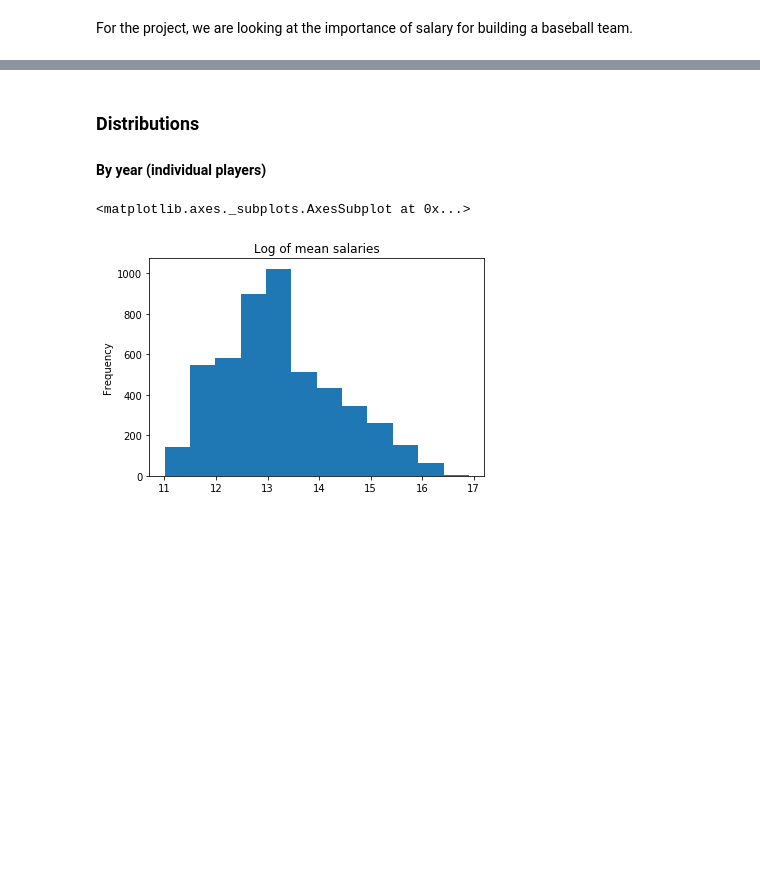
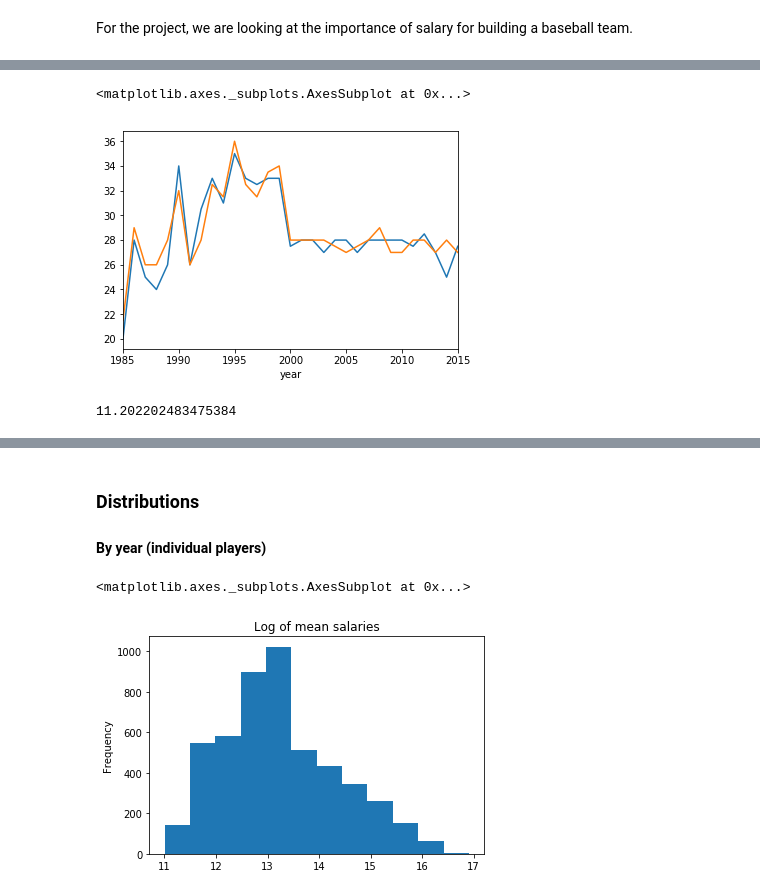
Before and after one commit to jnelson16/springboard-capstone, a Jupyter notebook: Salary.ipynb, the cells around one changed output, grey strips where cells are left out. Cells and saved outputs as stored; diff of their text form; code cells hidden in the pictures; blank space fills up the shorter version.

```diff
--- a/Salary.ipynb
+++ b/Salary.ipynb
@@ -15,0 +31,10 @@ For the project, we are looking at the importance of salary for building a baseb
+# %%
+(salary[salary.league_id == 'AL'].groupby(['year', 'team_id']).size().groupby('year').median()).plot()
+(salary[salary.league_id == 'NL'].groupby(['year', 'team_id']).size().groupby('year').median()).plot()
+# %% [output]
+<matplotlib.axes._subplots.AxesSubplot at 0x...>
+[figure, added]
+# %%
+salary[salary.year == 2015].groupby('team_id')['salary'].sum().median() / salary[salary.year == 1985].groupby('team_id')['salary'].sum().median()
+# %% [output]
+11.202202483475384
```
Also changed, not shown: parts of 33 cells of this notebook, 2 other files.
